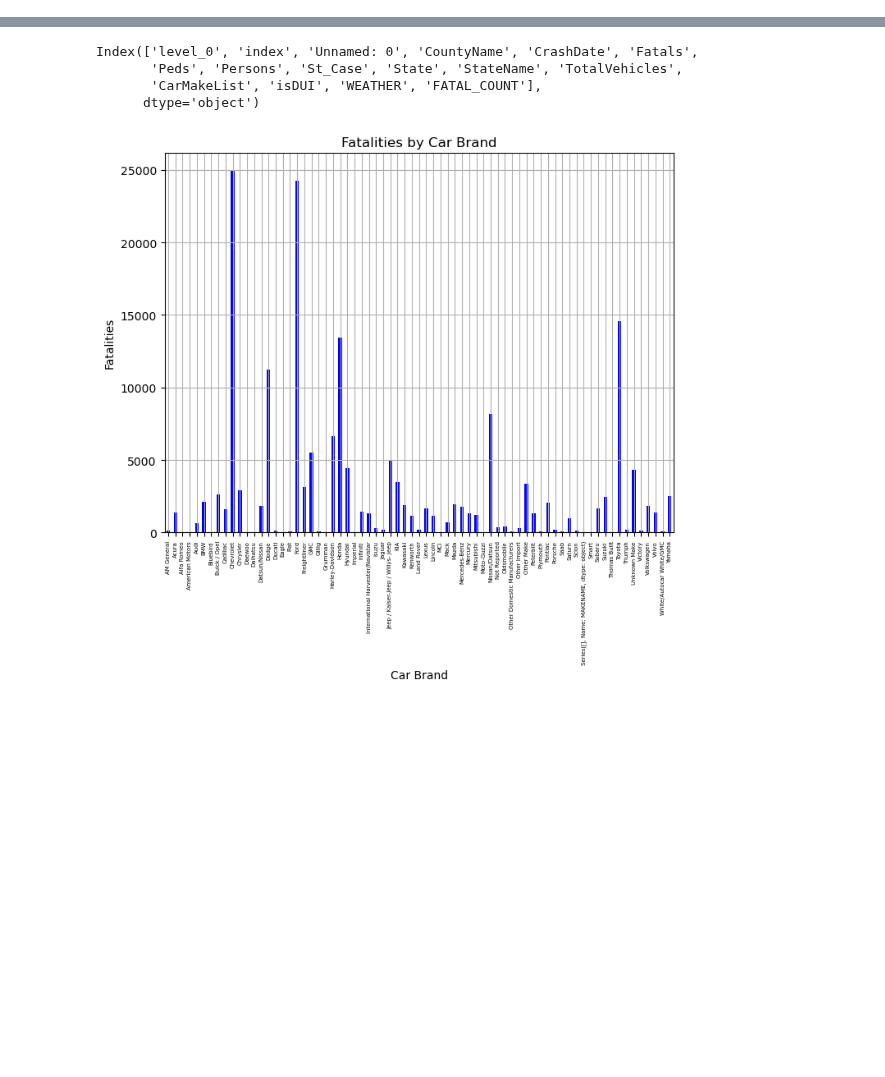
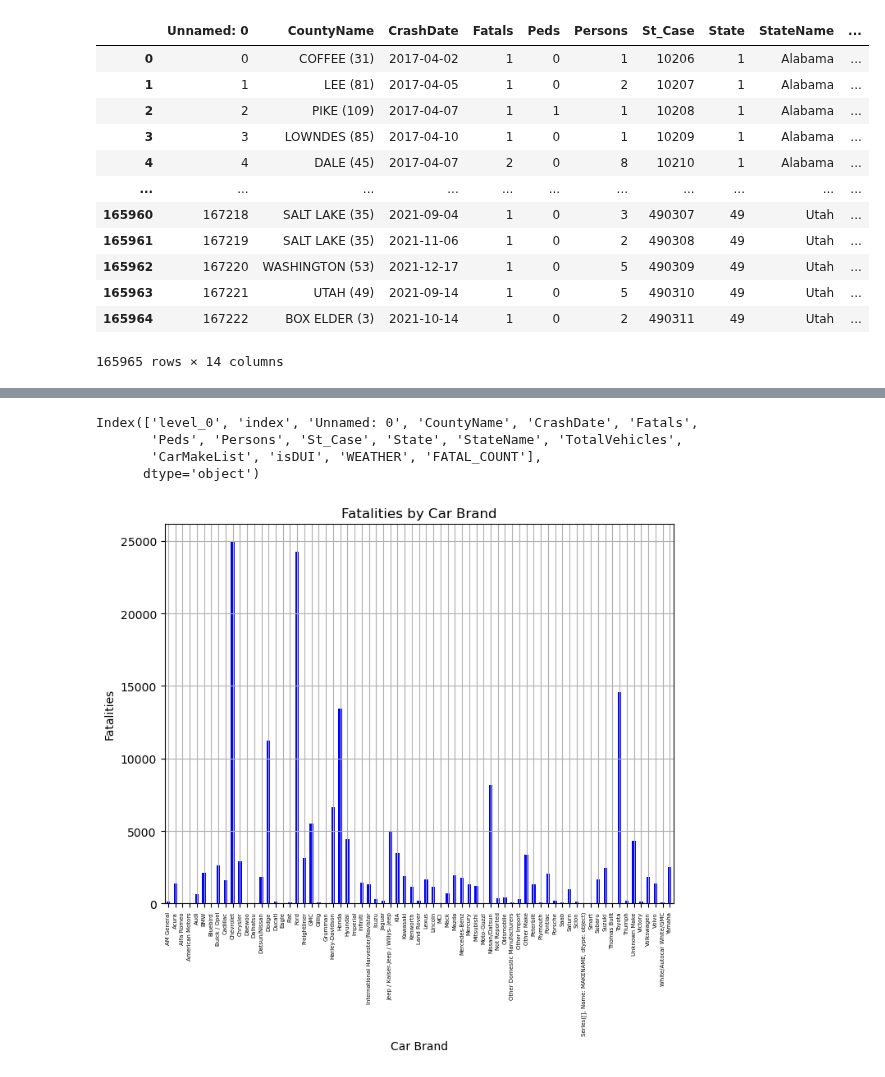
Before and after one commit to dcheung0720/Data-Wizards-1, a Jupyter notebook: CollectFromCSV.ipynb, the cells around one changed output, grey strips where cells are left out. Cells and saved outputs as stored; diff of their text form; code cells hidden in the pictures; blank space fills up the shorter version.

```diff
--- a/CollectFromCSV.ipynb
+++ b/CollectFromCSV.ipynb
@@ -123,0 +116,17 @@ def enrichCases(cases):
+# %%
+df = df.drop(['level_0','index'],axis=1)
+df
+# %% [output]
+|  | Unnamed: 0 | CountyName | CrashDate | Fatals | Peds | Persons | St_Case | State | StateName | ... |
+| 0 | 0 | COFFEE (31) | 2017-04-02 | 1 | 0 | 1 | 10206 | 1 | Alabama | ... |
+| 1 | 1 | LEE (81) | 2017-04-05 | 1 | 0 | 2 | 10207 | 1 | Alabama | ... |
+| 2 | 2 | PIKE (109) | 2017-04-07 | 1 | 1 | 1 | 10208 | 1 | Alabama | ... |
+| 3 | 3 | LOWNDES (85) | 2017-04-10 | 1 | 0 | 1 | 10209 | 1 | Alabama | ... |
+| 4 | 4 | DALE (45) | 2017-04-07 | 2 | 0 | 8 | 10210 | 1 | Alabama | ... |
+| ... | ... | ... | ... | ... | ... | ... | ... | ... | ... | ... |
+| 165960 | 167218 | SALT LAKE (35) | 2021-09-04 | 1 | 0 | 3 | 490307 | 49 | Utah | ... |
+| 165961 | 167219 | SALT LAKE (35) | 2021-11-06 | 1 | 0 | 2 | 490308 | 49 | Utah | ... |
+| 165962 | 167220 | WASHINGTON (53) | 2021-12-17 | 1 | 0 | 5 | 490309 | 49 | Utah | ... |
+| 165963 | 167221 | UTAH (49) | 2021-09-14 | 1 | 0 | 5 | 490310 | 49 | Utah | ... |
+| 165964 | 167222 | BOX ELDER (3) | 2021-10-14 | 1 | 0 | 2 | 490311 | 49 | Utah | ... |
+165965 rows × 14 columns
```
Also changed, not shown: parts of 7 cells of this notebook, 1 other file.
